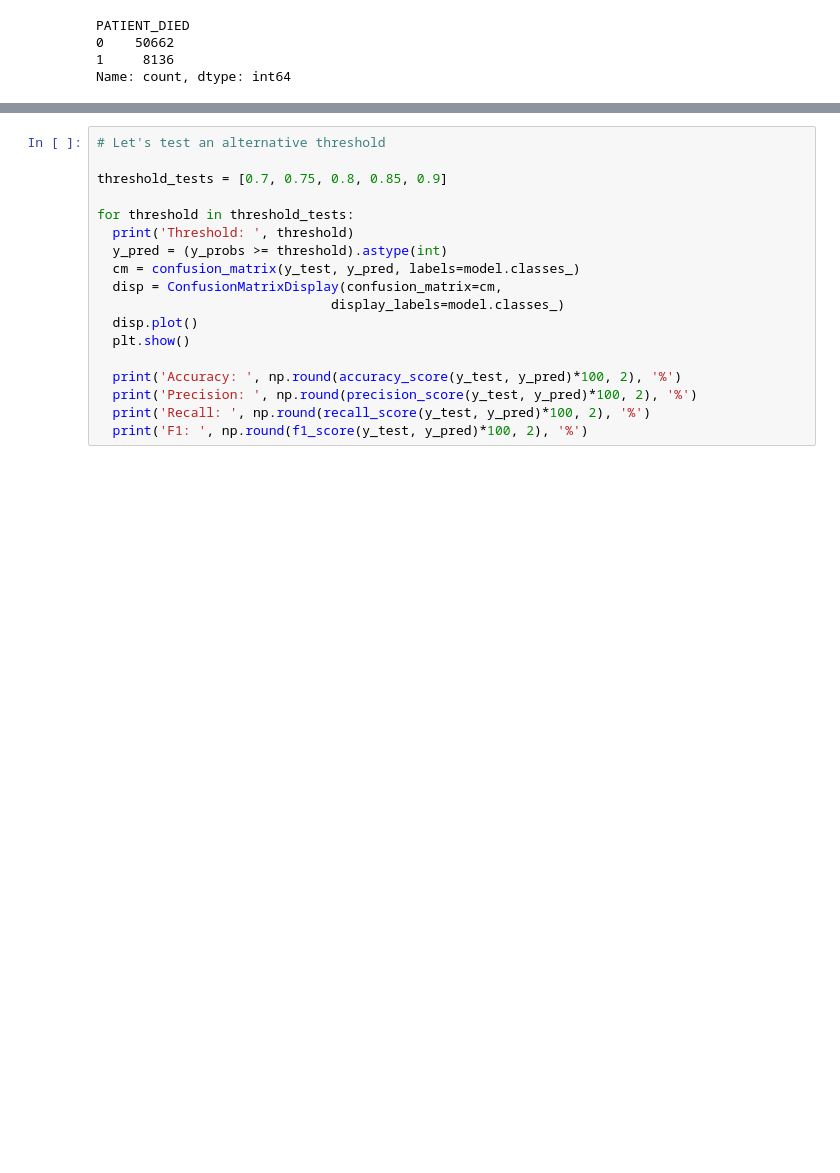
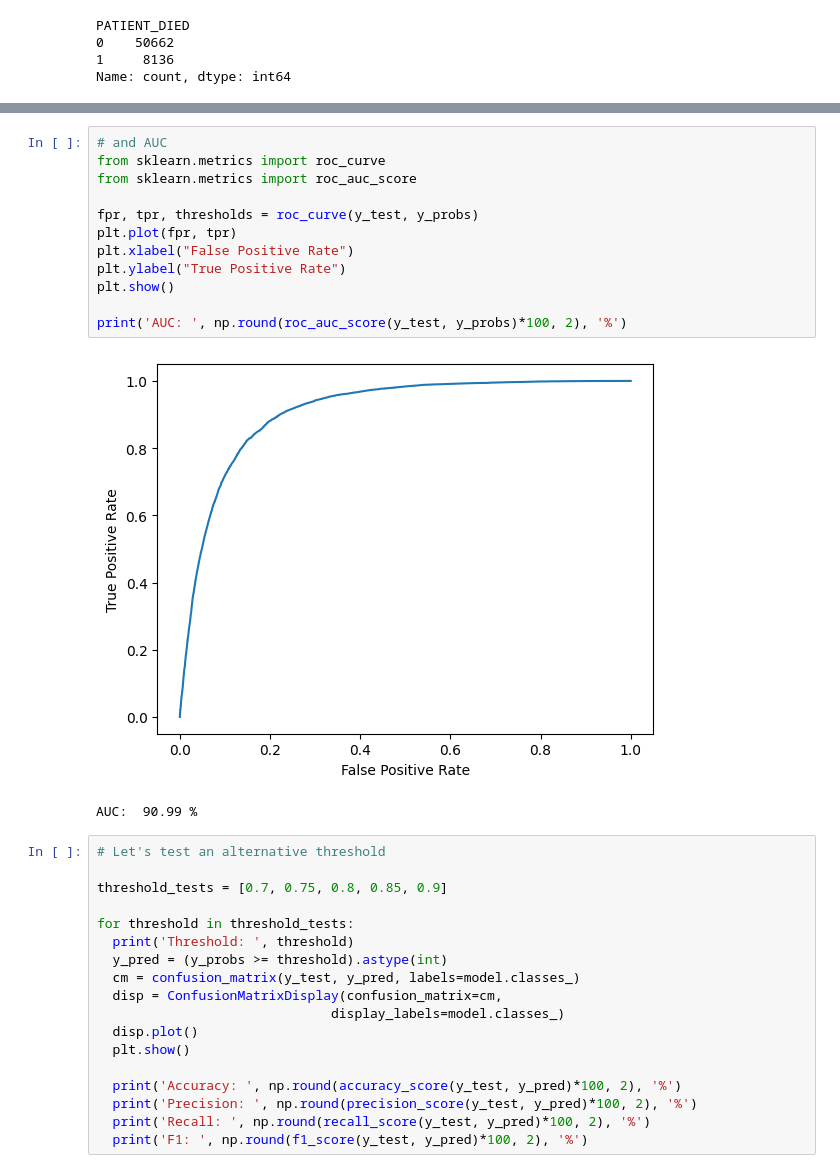
Before and after one commit to brandonrobertlove/PersonalProjects, a Jupyter notebook: CovidPositive_AtRiskModel.ipynb, the cells around one changed output, grey strips where cells are left out. Saved outputs shown, nothing was run; the diff lists cells and outputs as text; blank space fills up the shorter version.

```diff
--- a/CovidPositive_AtRiskModel.ipynb
+++ b/CovidPositive_AtRiskModel.ipynb
@@ -886,3 +886,18 @@ plt.show()
+# %%
+# and AUC
+from sklearn.metrics import roc_curve
+from sklearn.metrics import roc_auc_score
+
+fpr, tpr, thresholds = roc_curve(y_test, y_probs)
+plt.plot(fpr, tpr)
+plt.xlabel("False Positive Rate")
+plt.ylabel("True Positive Rate")
+plt.show()
+
+print('AUC: ', np.round(roc_auc_score(y_test, y_probs)*100, 2), '%')
+# %% [output]
+[figure, added]
+AUC:  90.99 %
 # %%
 # Let's test an alternative threshold
 
```
Also changed, not shown: parts of 6 cells of this notebook.
